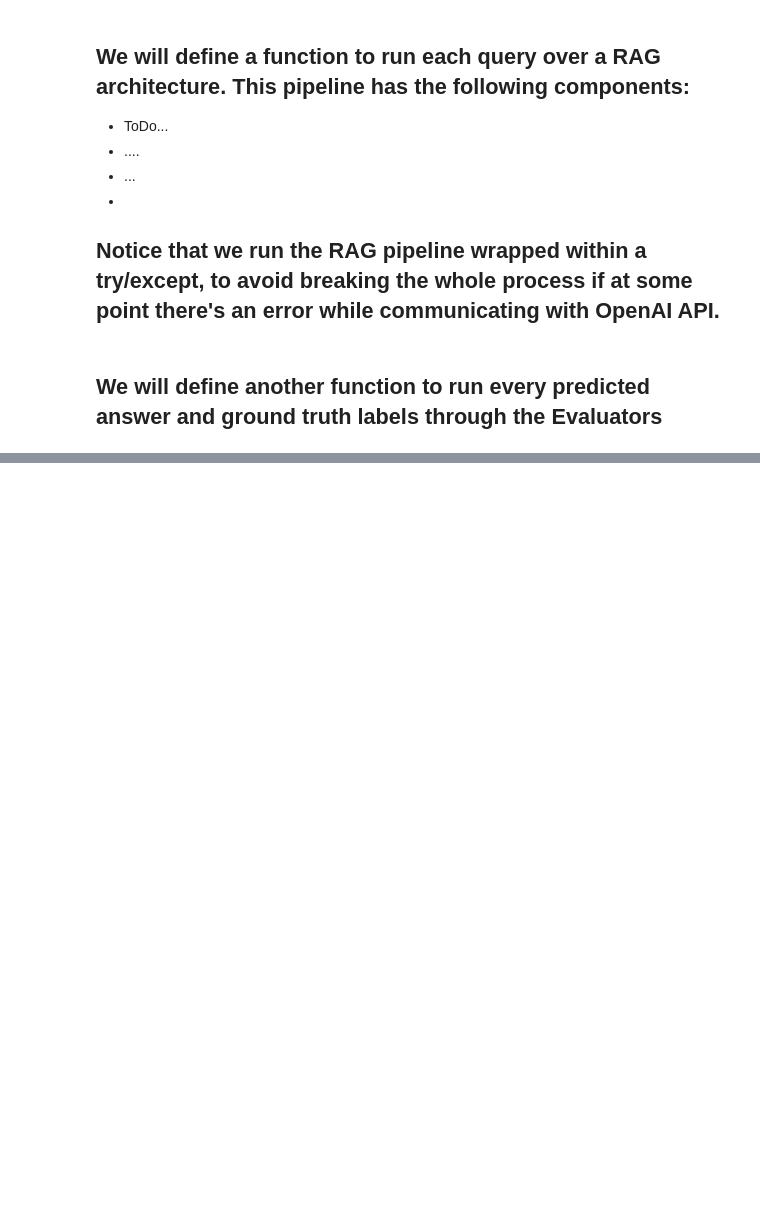
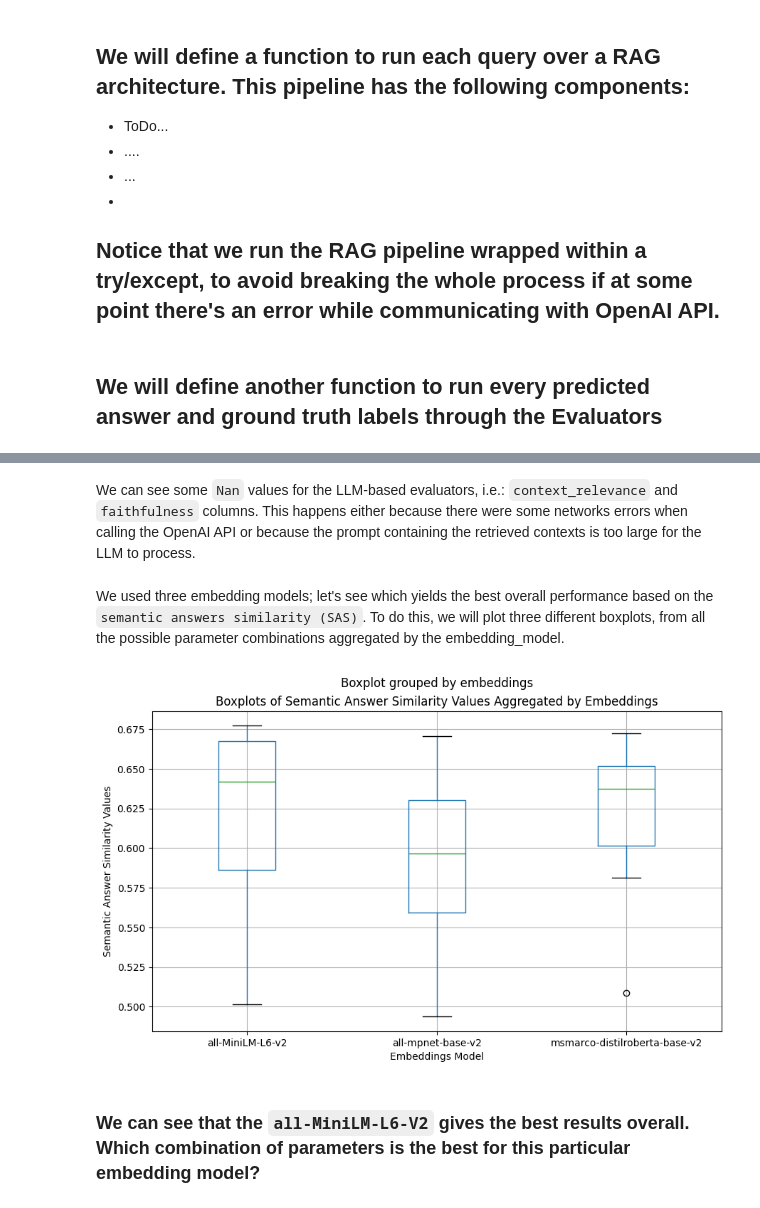
Before and after one commit to deepset-ai/haystack-evaluation, a Jupyter notebook: aragog_evaluation.ipynb, the cells around one changed output, grey strips where cells are left out. Cells and saved outputs as stored; diff of their text form; code cells hidden in the pictures; blank space fills up the shorter version.

Commit message:
cleaning up aragog notebook

```diff
--- a/aragog_evaluation.ipynb
+++ b/aragog_evaluation.ipynb
@@ -167,0 +187,33 @@ parameter_tuning(questions, answers)
+# %%
+import pandas as pd
+
+def read_scores(path: str):
+    all_scores = []
+    for root, dirs, files in os.walk(path):
+        for f_name in files:
+            if not f_name.startswith("score_report"):
+                continue
+
+            embeddings_model, top_k, chunk_size = parse_results(f_name)
+
+            df = pd.read_csv(path+"/"+f_name)
+
+            df.rename(columns={'Unnamed: 0': 'metric'}, inplace=True)
+            df_transposed = df.T
+            df_transposed.columns = df_transposed.iloc[0]
+            df_transposed = df_transposed[1:]
+
+            # Add new columns
+            df_transposed['embeddings'] = embeddings_model
+            df_transposed['top_k'] = top_k
+            df_transposed['chunk_size'] = chunk_size
+
+            all_scores.append(df_transposed)
+
+    df = pd.concat(all_scores)
+    df.reset_index(drop=True, inplace=True)
+    df.rename_axis(None, axis=1, inplace=True)
+
+    return df
+# %%
+df = read_scores('aragog_results/')
@@ -167,0 +240,19 @@ parameter_tuning(questions, answers)
+# %% [markdown]
+We can see some `Nan` values for the LLM-based evaluators, i.e.: `context_relevance` and `faithfulness` columns. This happens either because there were some networks errors when calling the OpenAI API or because the prompt containing the retrieved contexts is too large for the LLM to process.
+# %% [markdown]
+We used three embedding models; let's see which yields the best overall performance based on the `semantic answers similarity (SAS)`. To do this, we will plot three different boxplots, from all the possible parameter combinations aggregated by the embedding_model.
+# %%
+from matplotlib import pyplot as plt
+
+fig, ax = plt.subplots(figsize=(10, 6))
+df.boxplot(column='sas', by='embeddings', ax=ax)
+
+plt.xlabel("Embeddings Model")
+plt.ylabel("Semantic Answer Similarity Values")
+plt.title("Boxplots of Semantic Answer Similarity Values Aggregated by Embeddings")
+
+plt.show()
+# %% [output]
+[figure, added]
+# %% [markdown]
+### We can see that the `all-MiniLM-L6-V2` gives the best results overall. Which combination of parameters is the best for this particular embedding model?
```
Also changed, not shown: parts of 7 cells of this notebook, 6 other files.
